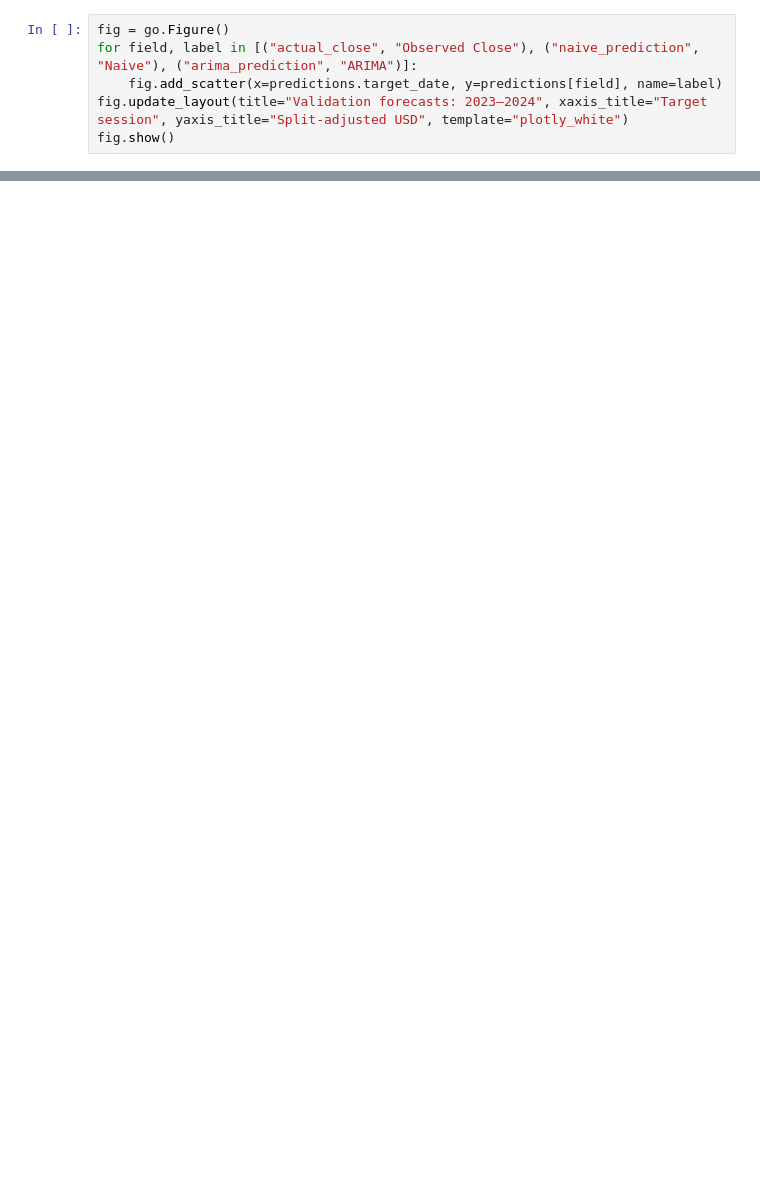
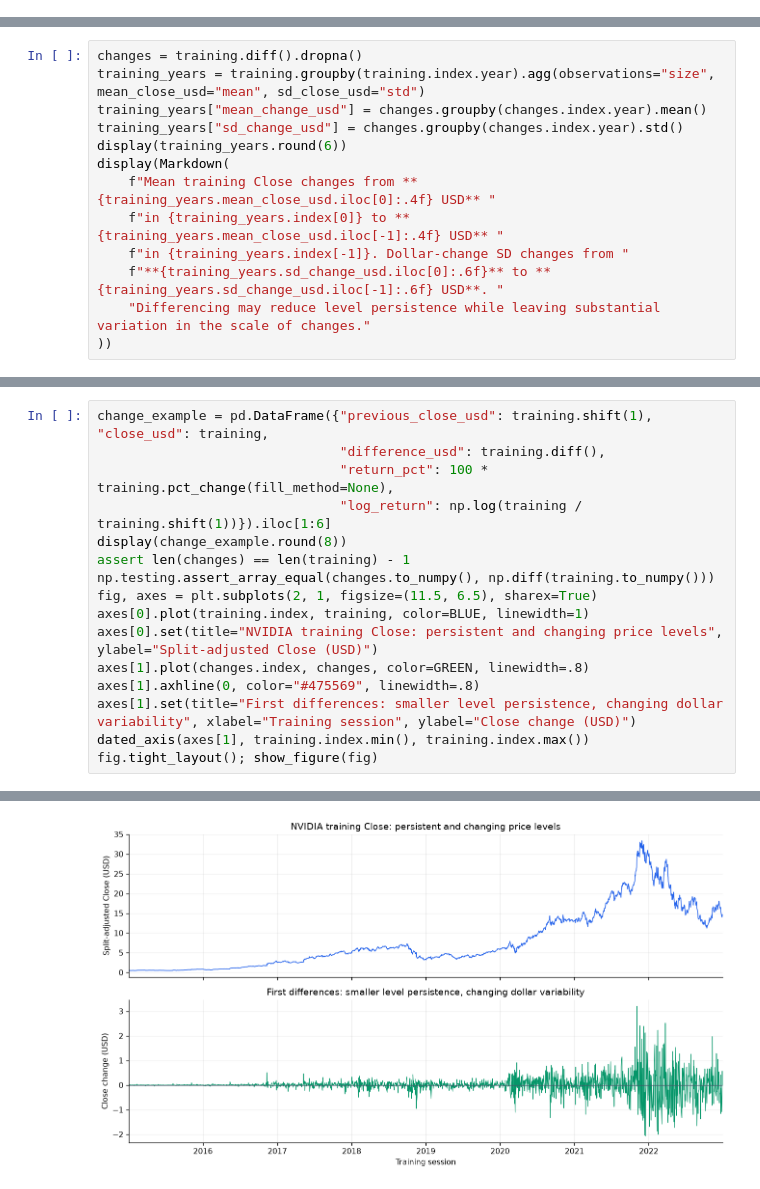
Before and after one commit to s-niara/market-forecasting-lstm, a Jupyter notebook: notebooks/03_arima_benchmark.ipynb, the cells around one changed output, grey strips where cells are left out. Cells and saved outputs as stored; diff of their text form; blank space fills up the shorter version.

Commit message:
Complete ARIMA forecasting analysis and model verification

```diff
--- a/notebooks/03_arima_benchmark.ipynb
+++ b/notebooks/03_arima_benchmark.ipynb
@@ -27,6 +0,0 @@ pd.DataFrame(summary["validation_metrics"]).T
-# %%
-fig = go.Figure()
-for field, label in [("actual_close", "Observed Close"), ("naive_prediction", "Naive"), ("arima_prediction", "ARIMA")]:
-    fig.add_scatter(x=predictions.target_date, y=predictions[field], name=label)
-fig.update_layout(title="Validation forecasts: 2023–2024", xaxis_title="Target session", yaxis_title="Split-adjusted USD", template="plotly_white")
-fig.show()
@@ -42,0 +135,13 @@ ARIMA(2,1,2) has approximately 1.82% higher validation MAE than the naive baseli
+# %%
+changes = training.diff().dropna()
+training_years = training.groupby(training.index.year).agg(observations="size", mean_close_usd="mean", sd_close_usd="std")
+training_years["mean_change_usd"] = changes.groupby(changes.index.year).mean()
+training_years["sd_change_usd"] = changes.groupby(changes.index.year).std()
+display(training_years.round(6))
+display(Markdown(
+    f"Mean training Close changes from **{training_years.mean_close_usd.iloc[0]:.4f} USD** "
+    f"in {training_years.index[0]} to **{training_years.mean_close_usd.iloc[-1]:.4f} USD** "
+    f"in {training_years.index[-1]}. Dollar-change SD changes from "
+    f"**{training_years.sd_change_usd.iloc[0]:.6f}** to **{training_years.sd_change_usd.iloc[-1]:.6f} USD**. "
+    "Differencing may reduce level persistence while leaving substantial variation in the scale of changes."
+))
@@ -42,0 +213,17 @@ ARIMA(2,1,2) has approximately 1.82% higher validation MAE than the naive baseli
+# %%
+change_example = pd.DataFrame({"previous_close_usd": training.shift(1), "close_usd": training,
+                               "difference_usd": training.diff(),
+                               "return_pct": 100 * training.pct_change(fill_method=None),
+                               "log_return": np.log(training / training.shift(1))}).iloc[1:6]
+display(change_example.round(8))
+assert len(changes) == len(training) - 1
+np.testing.assert_array_equal(changes.to_numpy(), np.diff(training.to_numpy()))
+fig, axes = plt.subplots(2, 1, figsize=(11.5, 6.5), sharex=True)
+axes[0].plot(training.index, training, color=BLUE, linewidth=1)
+axes[0].set(title="NVIDIA training Close: persistent and changing price levels", ylabel="Split-adjusted Close (USD)")
+axes[1].plot(changes.index, changes, color=GREEN, linewidth=.8)
+axes[1].axhline(0, color="#475569", linewidth=.8)
+axes[1].set(title="First differences: smaller level persistence, changing dollar variability", xlabel="Training session", ylabel="Close change (USD)")
+dated_axis(axes[1], training.index.min(), training.index.max())
+fig.tight_layout(); show_figure(fig)
+# %% [output]
@@ -42,0 +237 @@ ARIMA(2,1,2) has approximately 1.82% higher validation MAE than the naive baseli
+[figure, added]
```
Also changed, not shown: parts of 41 cells of this notebook, 6 other files.
